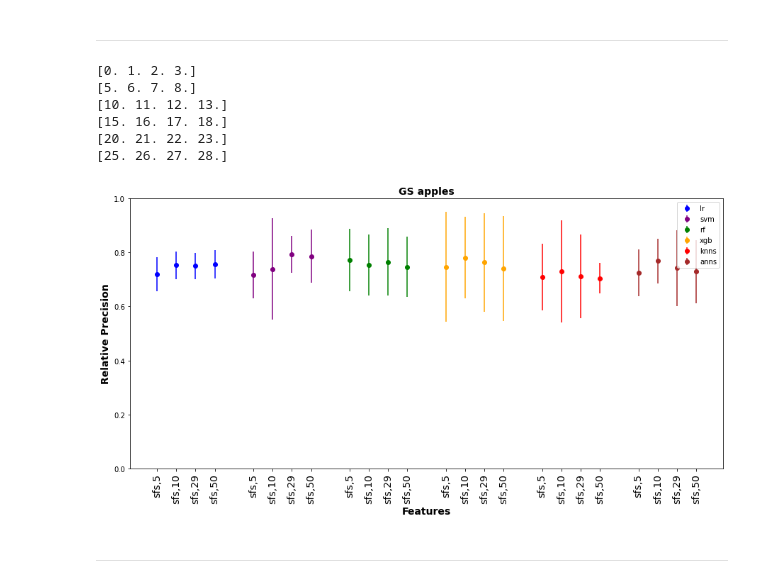
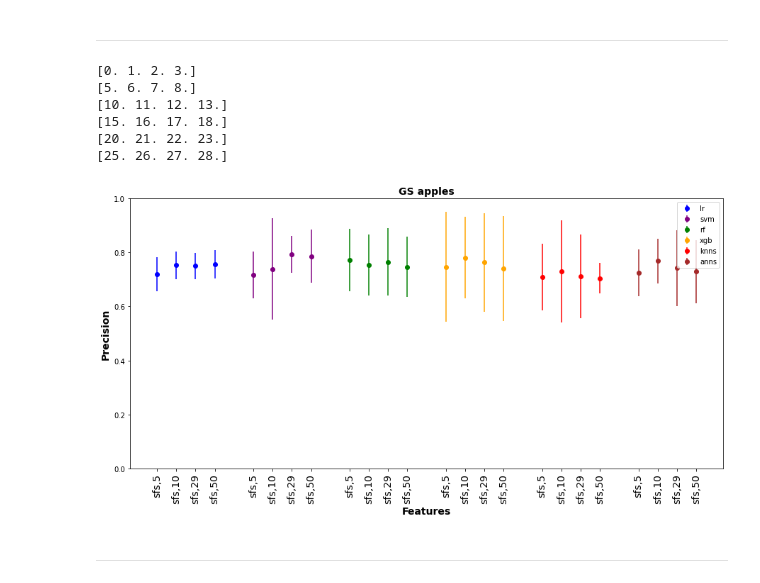
Before and after one commit to eahussein/apple_classification, a Jupyter notebook: notebooks/gs/tutorial6_gs.ipynb, the cells around one changed output. Saved outputs shown, nothing was run; the diff lists cells and outputs as text; code cells hidden in the pictures.

```diff
--- a/notebooks/gs/tutorial6_gs.ipynb
+++ b/notebooks/gs/tutorial6_gs.ipynb
@@ -252,37 +234,37 @@ colors = ['blue', 'purple', 'green', 'orange', 'red', 'brown']
 plt.figure(figsize=(15, 7))
 plt.title("GS apples", fontweight ='bold', fontsize =14)
 plt.xlabel("Features", fontweight ='bold', fontsize =14)
-plt.ylabel("Relative Precision", fontweight ='bold', fontsize =14)
+plt.ylabel("Precision", fontweight ='bold', fontsize =14)
 
 count = 0
 n = len(colors)-1
 
 space = []
 tickFeat = []
 
 for result, model, color in zip(arr_all, models, colors):
     a = np.linspace(n*count, n*(1+count)-2,len(arr_all[0][0]))
     # a = np.linspace(0, 1,len(arr_all[0][0]))
 
     print(a)
     space.extend(a)
     tickFeat.extend(result[0])
     plt.errorbar( a, result[1], result[2], fmt='o', label =model[1], color = color)
     count += 1
 
 plt.xticks(space, tickFeat, rotation = 'vertical',  fontsize =14)
 plt.ylim(0, 1)
 plt.legend()
 
 plt.show()
 # %% [output]
 [0. 1. 2. 3.]
 [5. 6. 7. 8.]
 [10. 11. 12. 13.]
 [15. 16. 17. 18.]
 [20. 21. 22. 23.]
 [25. 26. 27. 28.]
-[figure, old version]
+[figure, new version]
 # %% [markdown]
 ---
 # %% [markdown]
```
Also changed, not shown: parts of 1 cell of this notebook.
